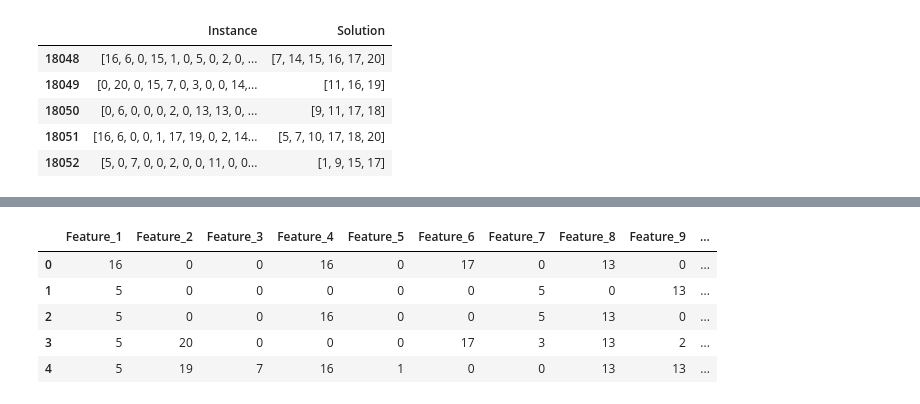
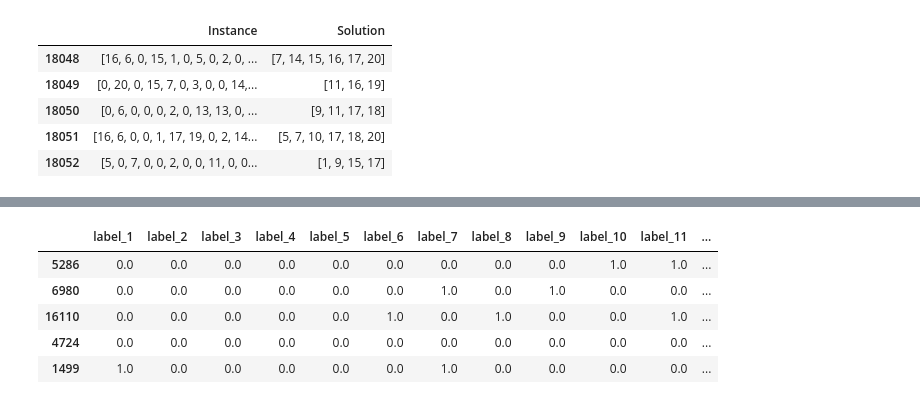
Before and after one commit to tantuwaySourabh/rf-tag2tag-communication, a Jupyter notebook: Project.ipynb, the cells around one changed output, grey strips where cells are left out. Drawn from its saved outputs; the diff is of its cells as text; code cells hidden in the pictures.

```diff
--- a/Project.ipynb
+++ b/Project.ipynb
@@ -468,8 +486,15 @@ data_y = list_to_binary_array(data_y)
 # %%
+# preprocessing the data. Encoding for applying ML algorithms.
+# Basically lists can't be used for training so splitting them to integers.
+
+
+# converting input list to feature columns.
 split_df = data_X
 split_df = pd.DataFrame(split_df['Instance'].to_list(), columns=['Feature_1', 'Feature_2', 'Feature_3', 'Feature_4', 'Feature_5', 'Feature_6', 'Feature_7', 'Feature_8', 'Feature_9', 'Feature_10', 'Feature_11', 'Feature_12', 'Feature_13', 'Feature_14', 'Feature_15', 'Feature_16', 'Feature_17', 'Feature_18', 'Feature_19','Feature_20'])
-data_X = enc_data
-#enc_data.head()
+data_X = split_df
+
+# converiting solution list to binary target labels
+data_y = list_to_binary_array(data_y)
 # %%
 display(data_X)
 display(data_y)
@@ -500,6 +525,3 @@ display(data_y)
 | 18051 | 0.0 | 0.0 | 0.0 | 0.0 | 1.0 | 0.0 | 1.0 | 0.0 | 0.0 | 1.0 | 0.0 | ... |
 | 18052 | 1.0 | 0.0 | 0.0 | 0.0 | 0.0 | 0.0 | 0.0 | 0.0 | 1.0 | 0.0 | 0.0 | ... |
 18053 rows × 20 columns
-# %%
-data_X = dataset.drop(["Solution"], axis = 1)
-data_y = dataset.drop(["Instance"], axis = 1)
@@ -511,4 +528,13 @@ enc_data.head()
-# %%
-#data_y.head()
-data_X = enc_data
-#enc_data.head()
+# %%
+#Splitting the data in training and testing set.
+
+from sklearn.model_selection import train_test_split
+
+X_train, X_test, y_train, y_test = train_test_split(data_X, data_y, test_size = 0.3, random_state = None)
+
+print(X_train.shape)
+print(y_train.shape)
+print(X_test.shape)
+print(y_test.shape)
+
+X_train.head()
@@ -515,9 +552,9 @@ data_X = enc_data
 # %%
-data_X.head()
+y_train.head()
 # %% [output]
-|  | Feature_1 | Feature_2 | Feature_3 | Feature_4 | Feature_5 | Feature_6 | Feature_7 | Feature_8 | Feature_9 | ... |
-| 0 | 16 | 0 | 0 | 16 | 0 | 17 | 0 | 13 | 0 | ... |
-| 1 | 5 | 0 | 0 | 0 | 0 | 0 | 5 | 0 | 13 | ... |
-| 2 | 5 | 0 | 0 | 16 | 0 | 0 | 5 | 13 | 0 | ... |
-| 3 | 5 | 20 | 0 | 0 | 0 | 17 | 3 | 13 | 2 | ... |
-| 4 | 5 | 19 | 7 | 16 | 1 | 0 | 0 | 13 | 13 | ... |
+|  | label_1 | label_2 | label_3 | label_4 | label_5 | label_6 | label_7 | label_8 | label_9 | label_10 | label_11 | ... |
+| 5286 | 0.0 | 0.0 | 0.0 | 0.0 | 0.0 | 0.0 | 0.0 | 0.0 | 0.0 | 1.0 | 1.0 | ... |
+| 6980 | 0.0 | 0.0 | 0.0 | 0.0 | 0.0 | 0.0 | 1.0 | 0.0 | 1.0 | 0.0 | 0.0 | ... |
+| 16110 | 0.0 | 0.0 | 0.0 | 0.0 | 0.0 | 1.0 | 0.0 | 1.0 | 0.0 | 0.0 | 1.0 | ... |
+| 4724 | 0.0 | 0.0 | 0.0 | 0.0 | 0.0 | 0.0 | 0.0 | 0.0 | 0.0 | 0.0 | 0.0 | ... |
+| 1499 | 1.0 | 0.0 | 0.0 | 0.0 | 0.0 | 0.0 | 1.0 | 0.0 | 0.0 | 0.0 | 0.0 | ... |
```
Also changed, not shown: parts of 47 cells of this notebook, 8 other files.
